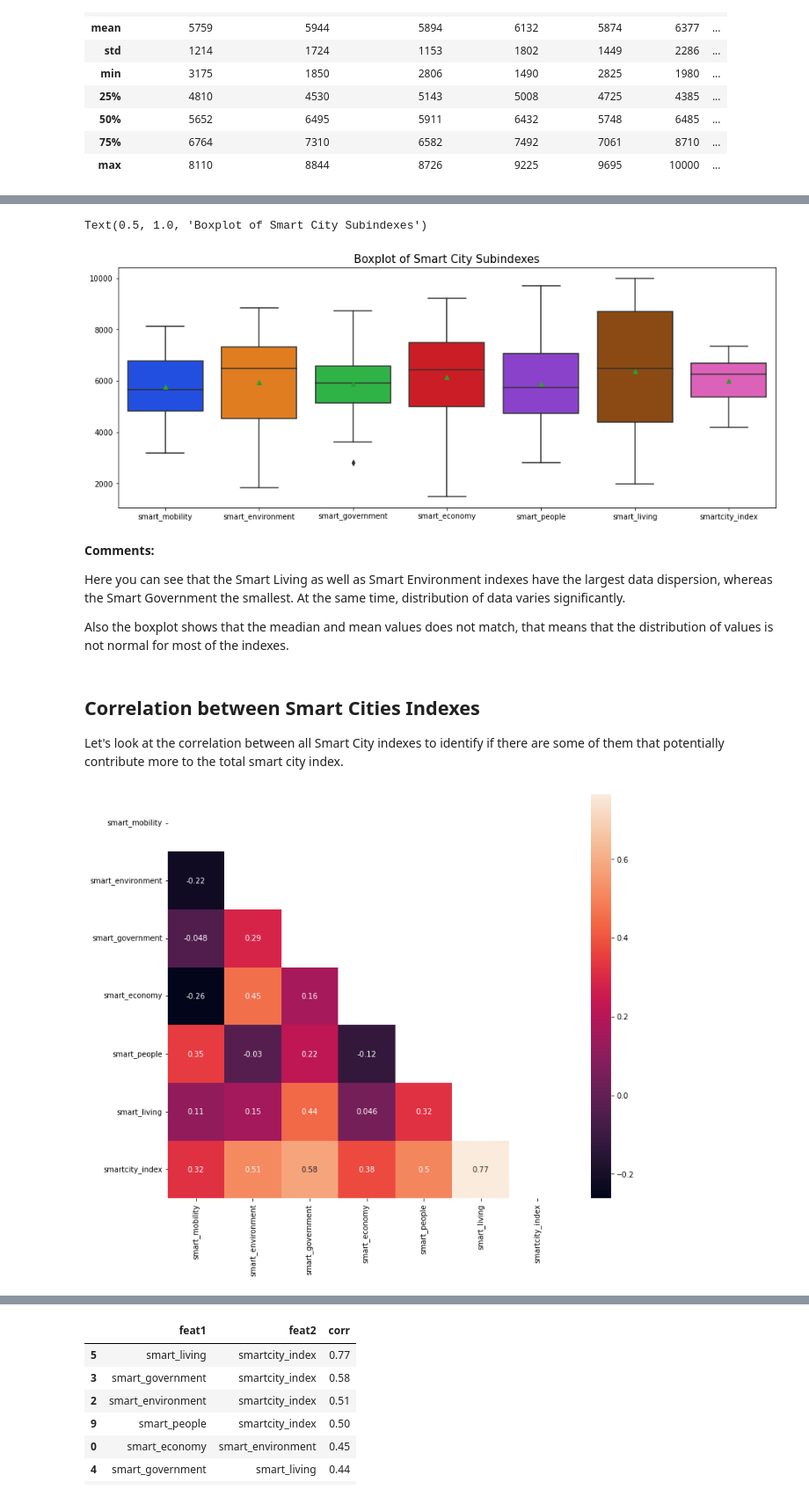
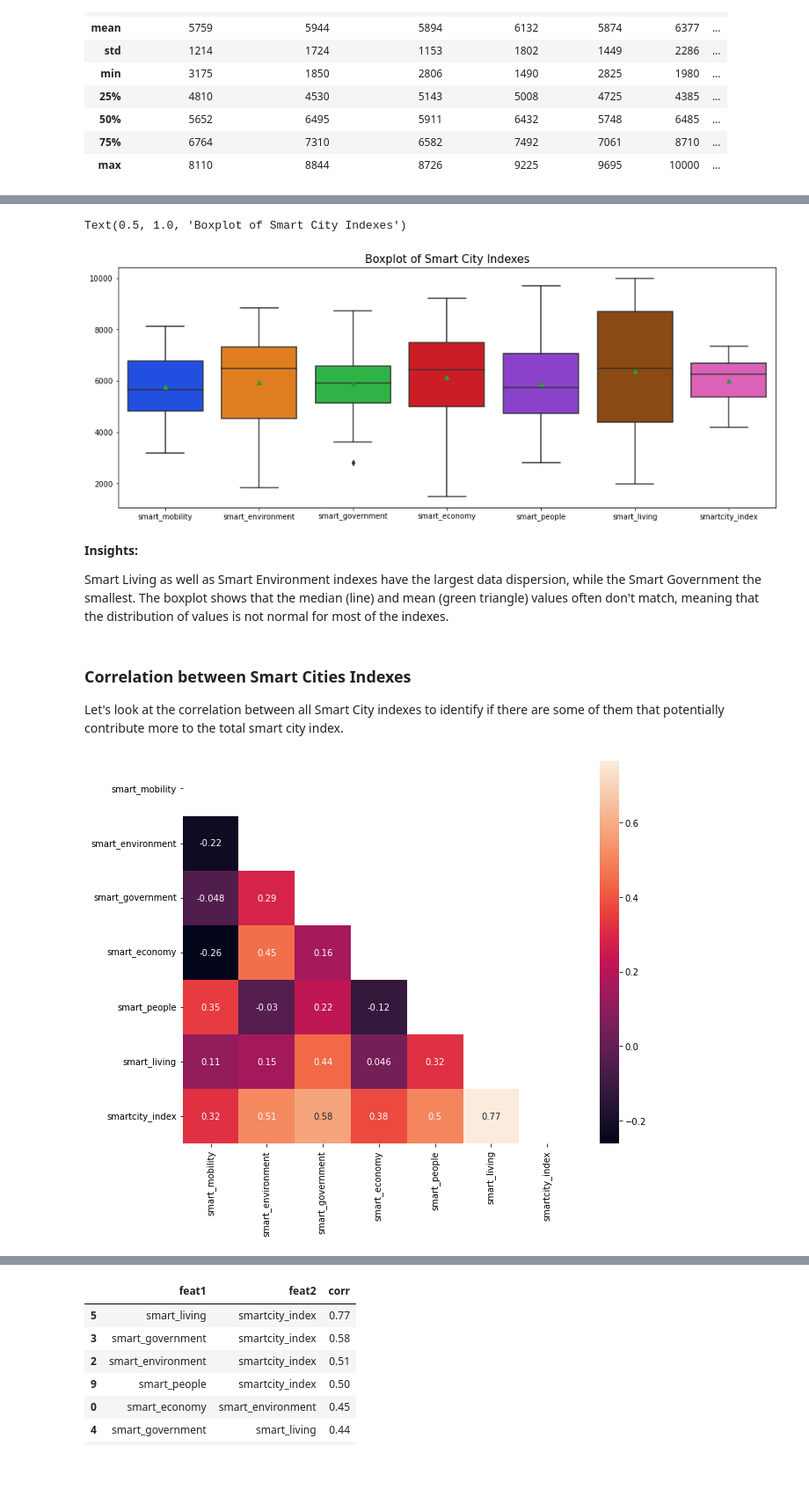
Before and after one commit to Edoardo1996/iornhack-final-project, a Jupyter notebook: main.ipynb, the cells around one changed output, grey strips where cells are left out. Shown at 88% size. Drawn from its saved outputs; the diff is of its cells as text; code cells hidden in the pictures; blank space fills up the shorter version.

```diff
--- a/main.ipynb
+++ b/main.ipynb
@@ -148,27 +135,26 @@ eda.plot_distributions(sci.select_dtypes(np.number), figsize=(8, 4))
 # %%
-#Closer look at normal distribution patterns in a Boxplot.
+#  Distribution of the differents indexes in a boxplot
 plt.figure(figsize=(16,6))
 sns.boxplot(data=sci, showmeans=True, palette='bright')
-plt.title('Boxplot of Smart City Subindexes', fontsize = 15)
+plt.title('Boxplot of Smart City Indexes', fontsize = 15)
 # %% [output]
-Text(0.5, 1.0, 'Boxplot of Smart City Subindexes')
+Text(0.5, 1.0, 'Boxplot of Smart City Indexes')
-[figure, old version]
+[figure, new version]
 # %% [markdown]
-**Comments:**
+**Insights:**
 
-Here you can see that the Smart Living as well as Smart Environment indexes have the largest data dispersion, whereas the Smart Government the smallest. At the same time, distribution of data varies significantly.
-
-Also the boxplot shows that the meadian and mean values does not match, that means that the distribution of values is not normal for most of the indexes.
+Smart Living as well as Smart Environment indexes have the largest data dispersion, while the Smart Government the smallest.
+The boxplot shows that the median (line) and mean (green triangle) values often don't match, meaning that the distribution of values is not normal for most of the indexes.
 # %% [markdown]
 
-## Correlation between Smart Cities Indexes
+### Correlation between Smart Cities Indexes
 
 Let's look at the correlation between all Smart City indexes to identify if there are some of them that potentially contribute more to the total smart city index.
 # %%
 # Correlation heatmap
-eda.show_corr_heatmap(sci, figsize=(12, 10))
+eda.show_corr_heatmap(sci, figsize=(10, 8))
 # %% [output]
-[figure, old version]
+[figure, new version]
 # %%
 # Pairplot
 plt.figure(figsize=(8, 10))
```
Also changed, not shown: parts of 25 cells of this notebook.
